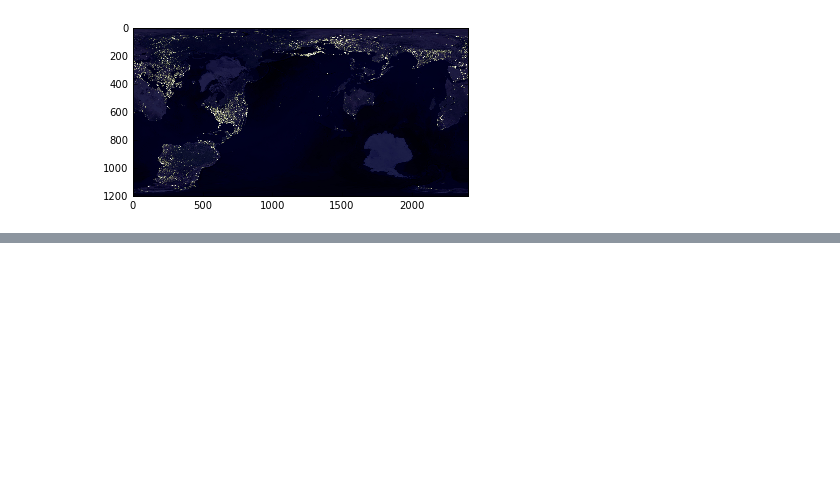
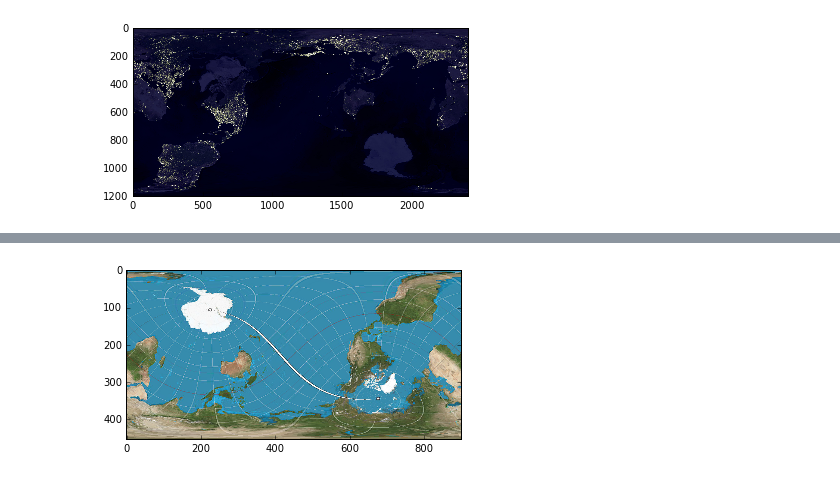
Before and after one commit to patrickeganfoley/map_orientations, a Jupyter notebook: map_projections/map_projections.ipynb, the cells around one changed output, grey strips where cells are left out. Drawn from its saved outputs; the diff is of its cells as text; code cells hidden in the pictures; blank space fills up the shorter version.

```diff
--- a/map_projections/map_projections.ipynb
+++ b/map_projections/map_projections.ipynb
@@ -151,0 +200,8 @@ misc.imsave('/Users/pfoley/sf2melbourne_lights.png', sf2m_lights)
+# %%
+map3 = transform_map(map2,
+                     melbourne_to_sf,
+                     in_projection='platecarre',
+                     out_projection='platecarre',
+                     debug=False)
+# %% [output]
+[figure, added]
```
Also changed, not shown: parts of 16 cells of this notebook.
